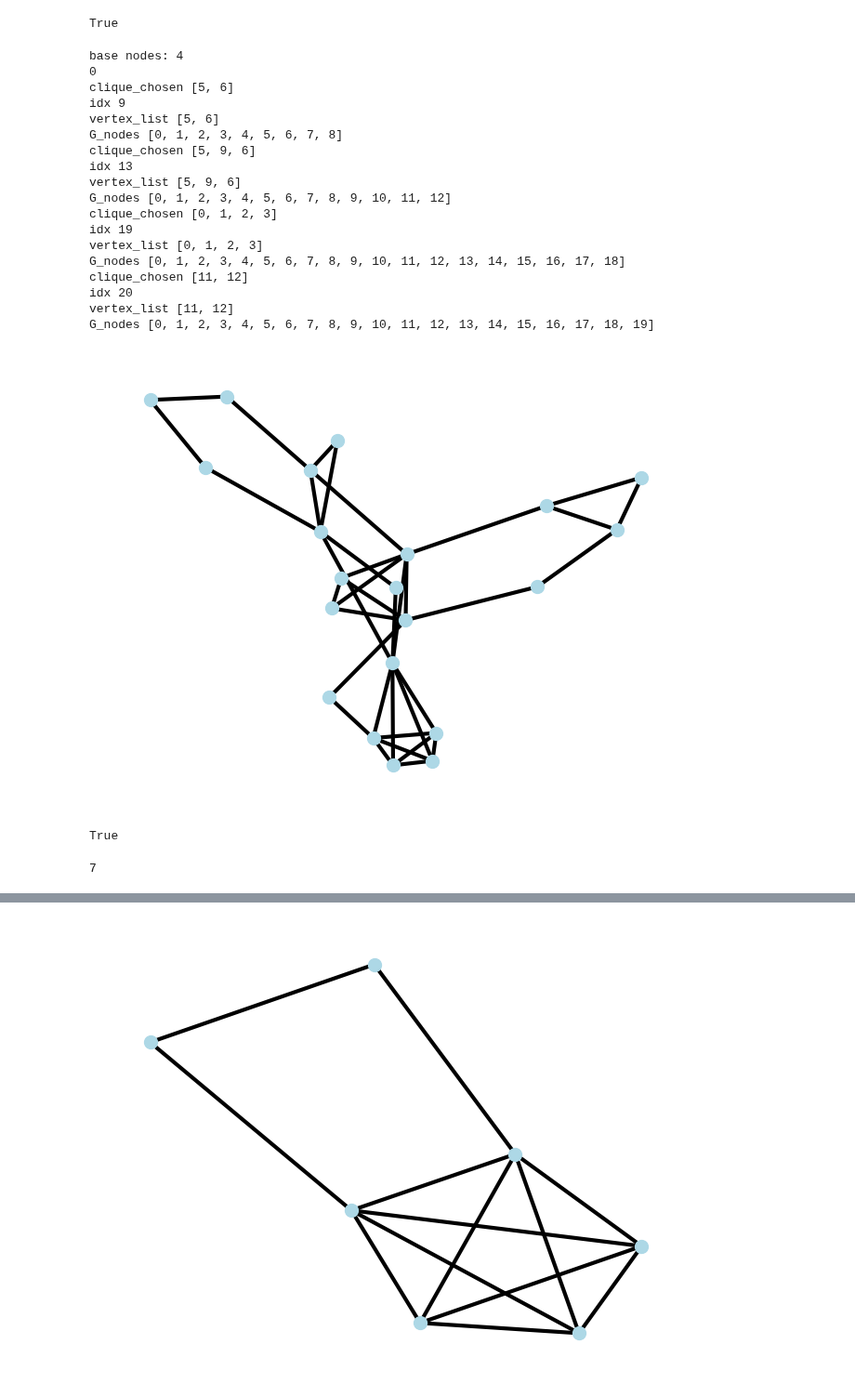
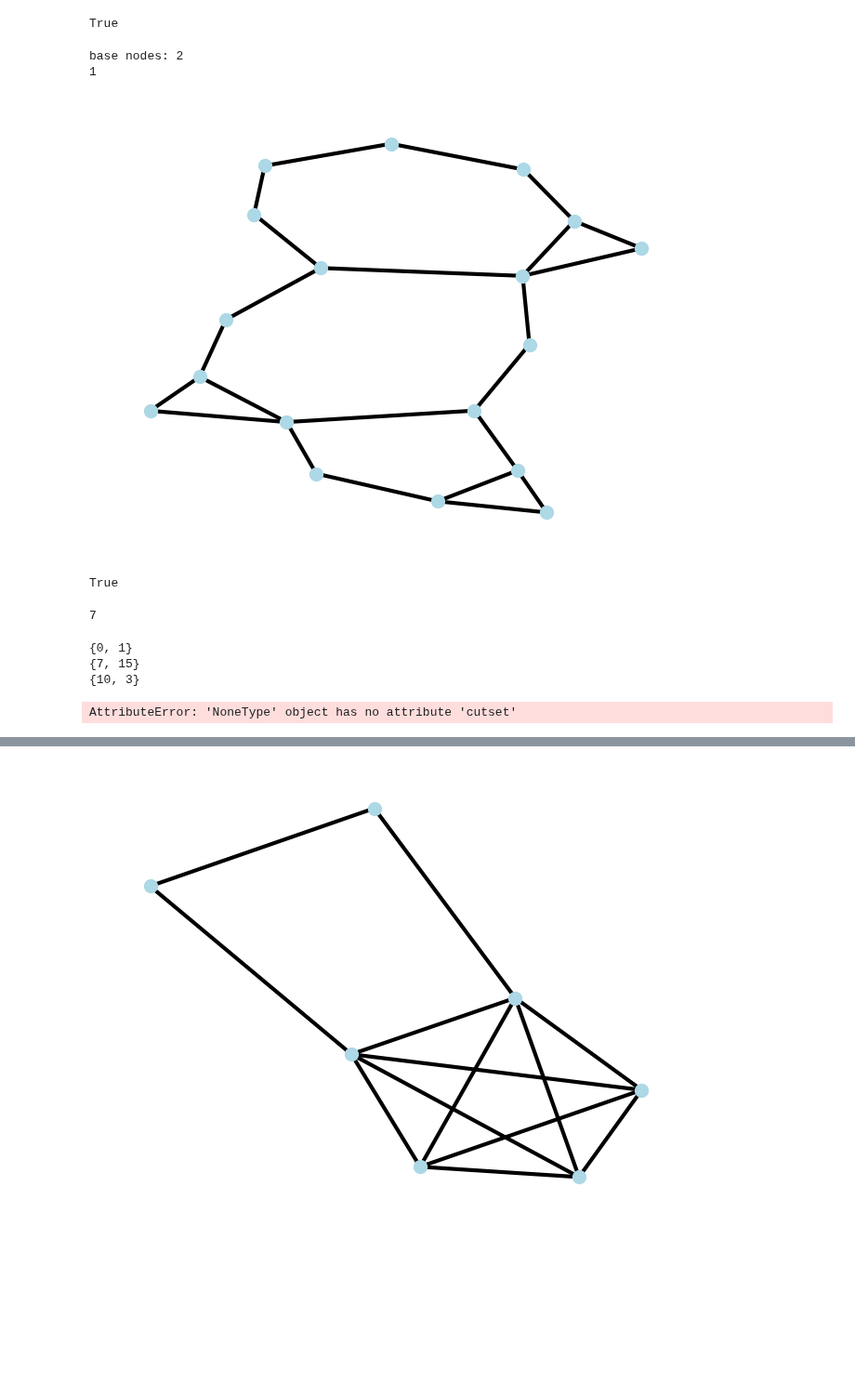
Before and after one commit to vonals/code, a Jupyter notebook: graphx.ipynb, the cells around one changed output, grey strips where cells are left out. Shown at 93% size. Saved outputs shown, nothing was run; the diff lists cells and outputs as text; code cells hidden in the pictures; blank space fills up the shorter version.

Commit message:
Fix some major mistake (copy part) Test alpha complete

```diff
--- a/graphx.ipynb
+++ b/graphx.ipynb
@@ -198,3 +198,9 @@ def is_hole(G):
     if len(list_cycle)==1 and len(list_cycle[0])>3:
         return True
     return False
+# %%
+G=nx.Graph()
+G.add_edge(0,1)
+G.add_edge(1,0)
+show_graph(G)
+print(is_hole(G))
@@ -322,7 +332,8 @@ print(cycle_length)
 4
 [5, 6, 7, 8]
 # %%
-def is_us_graph(G):
+def is_us_graph(G_ori):
+    G=copy.deepcopy(G_ori)
     # if G is universal signable graph return True
     while(1):
         # stage: 1
@@ -374,57 +385,41 @@ def generate_us_graph(level=10,maximum_base_num=5,maximum_cycle_length=5):
         else:
             right_parts=0
         # each step: pick 1 vertex
         v=random.choice(list(G.nodes))
         # step 2: add random right leaf
         if right_parts==0:
             # case 1: complete graph
             # Find cliques including vertex v
             cliques = [clique for clique in nx.find_cliques(G) if v in clique]
             choose_clique=random.choice(cliques)
-            print("clique_chosen",choose_clique)
+            # print("clique_chosen",choose_clique)
             connected_vertex_list=list(choose_clique)
-            print("idx",idx)
-            print("vertex_list",connected_vertex_list)
-            print("G_nodes",G.nodes)
+            # print("idx",idx)
+            # print("vertex_list",connected_vertex_list)
+            # print("G_nodes",G.nodes)
             G.add_node(idx)
             edges=[(idx,u) for u in connected_vertex_list]
             G.add_edges_from(edges)
             idx+=1
         elif right_parts==1:
             # case 2: cycle
             # get 1 neighbour u of v
             u=random.choice(list(G.neighbors(v)))
             # generate random cycle length between 1 to 10
             cycle_length=random.randint(1, maximum_cycle_length)
             # print(cycle_length)
             # add a cycle with length cycle_length+2
             node_list=[u,v]+[idx+i for i in range(cycle_length)]
             idx+=cycle_length
             nx.add_cycle(G,node_list)
     return G
-G=generate_us_graph()
+G=generate_us_graph(6)
 show_graph(G)
 is_us_graph(G)
 # %% [output]
-base nodes: 4
-0
-clique_chosen [5, 6]
-idx 9
-vertex_list [5, 6]
-G_nodes [0, 1, 2, 3, 4, 5, 6, 7, 8]
-clique_chosen [5, 9, 6]
-idx 13
-vertex_list [5, 9, 6]
-G_nodes [0, 1, 2, 3, 4, 5, 6, 7, 8, 9, 10, 11, 12]
-clique_chosen [0, 1, 2, 3]
-idx 19
-vertex_list [0, 1, 2, 3]
-G_nodes [0, 1, 2, 3, 4, 5, 6, 7, 8, 9, 10, 11, 12, 13, 14, 15, 16, 17, 18]
-clique_chosen [11, 12]
-idx 20
-vertex_list [11, 12]
-G_nodes [0, 1, 2, 3, 4, 5, 6, 7, 8, 9, 10, 11, 12, 13, 14, 15, 16, 17, 18, 19]
+base nodes: 2
+1
-[figure, old version]
+[figure, new version]
 True
 # %%
 G=nx.cycle_graph(7)
@@ -496,3 +495,13 @@ def us_graph_tree(G):
 # A=B
 # A.add(5)
 # A,B
+stat,head=us_graph_tree(G)
+# %% [output]
+{0, 1}
+{7, 15}
+{10, 3}
+# %%
+print(head.right.cutset)
+show_graph(head.right.data)
+# %% [output]
+AttributeError: 'NoneType' object has no attribute 'cutset'
```
Also changed, not shown: parts of 12 cells of this notebook.
